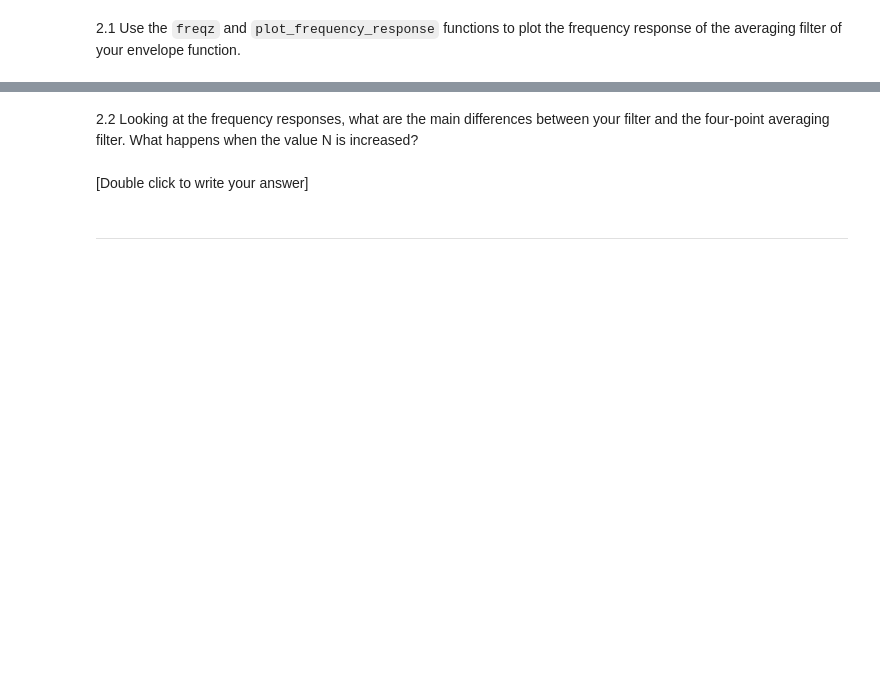
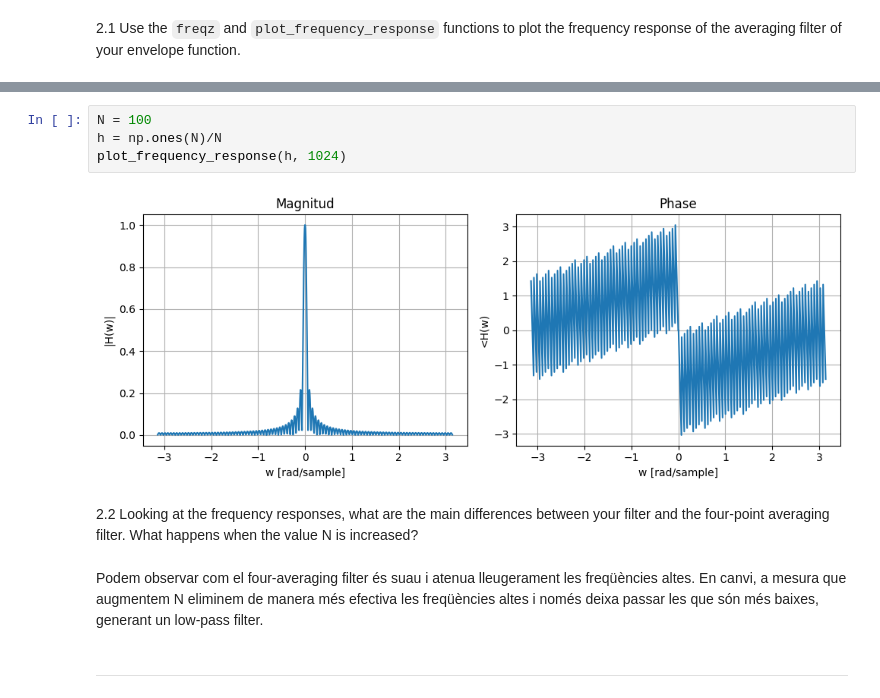
Before and after one commit to bernatnogueras/sis1_group202_bernat, a Jupyter notebook: labs/Lab5.ipynb, the cells around one changed output, grey strips where cells are left out. Drawn from its saved outputs; the diff is of its cells as text; blank space fills up the shorter version.

```diff
--- a/labs/Lab5.ipynb
+++ b/labs/Lab5.ipynb
@@ -109,7 +117,13 @@ plot_frequency_response(ww_env, H_env)
+# %%
+N = 100
+h = np.ones(N)/N
+plot_frequency_response(h, 1024)
+# %% [output]
+[figure, added]
 # %% [markdown]
 2.2 Looking at the frequency responses, what are the main differences between your filter and the four-point averaging filter. What happens when the value N is increased?
-# %% [markdown]
-[Double click to write your answer]
+# %% [markdown]
+Podem observar com el four-averaging filter és suau i atenua lleugerament les freqüències altes. En canvi, a mesura que augmentem N eliminem de manera més efectiva les freqüències altes i només deixa passar les que són més baixes, generant un low-pass filter.
 # %% [markdown]
 ---
 # %% [markdown]
```
Also changed, not shown: parts of 16 cells of this notebook.
